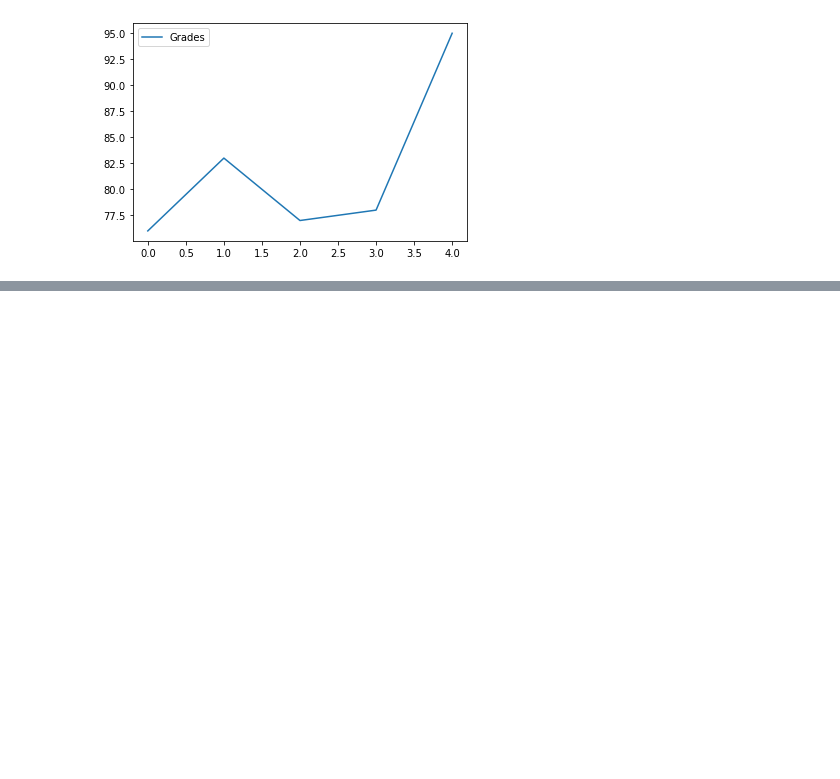
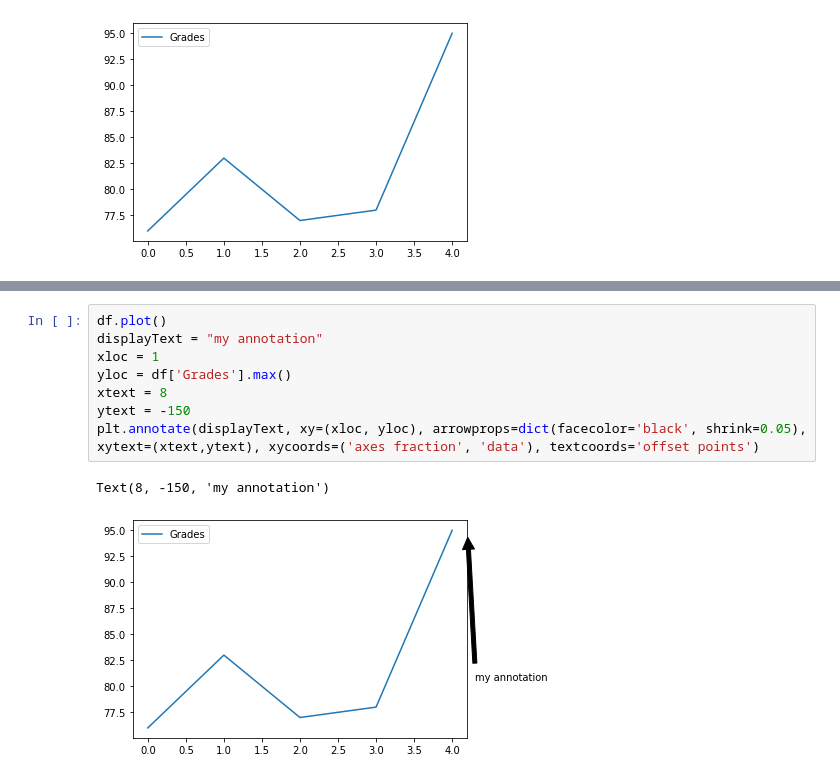
Before and after one commit to GTD2101-ACD-GA-EJ22/2-ADiagDatos, a Jupyter notebook: 2-VisDatos.ipynb, the cells around one changed output, grey strips where cells are left out. Drawn from its saved outputs; the diff is of its cells as text; blank space fills up the shorter version.

```diff
--- a/2-VisDatos.ipynb
+++ b/2-VisDatos.ipynb
@@ -168,0 +183,11 @@ df.plot()
+# %%
+df.plot()
+displayText = "my annotation"
+xloc = 1
+yloc = df['Grades'].max()
+xtext = 8
+ytext = -150
+plt.annotate(displayText, xy=(xloc, yloc), arrowprops=dict(facecolor='black', shrink=0.05), xytext=(xtext,ytext), xycoords=('axes fraction', 'data'), textcoords='offset points')
+# %% [output]
+Text(8, -150, 'my annotation')
+[figure, added]
```
Also changed, not shown: parts of 1 cell of this notebook.
